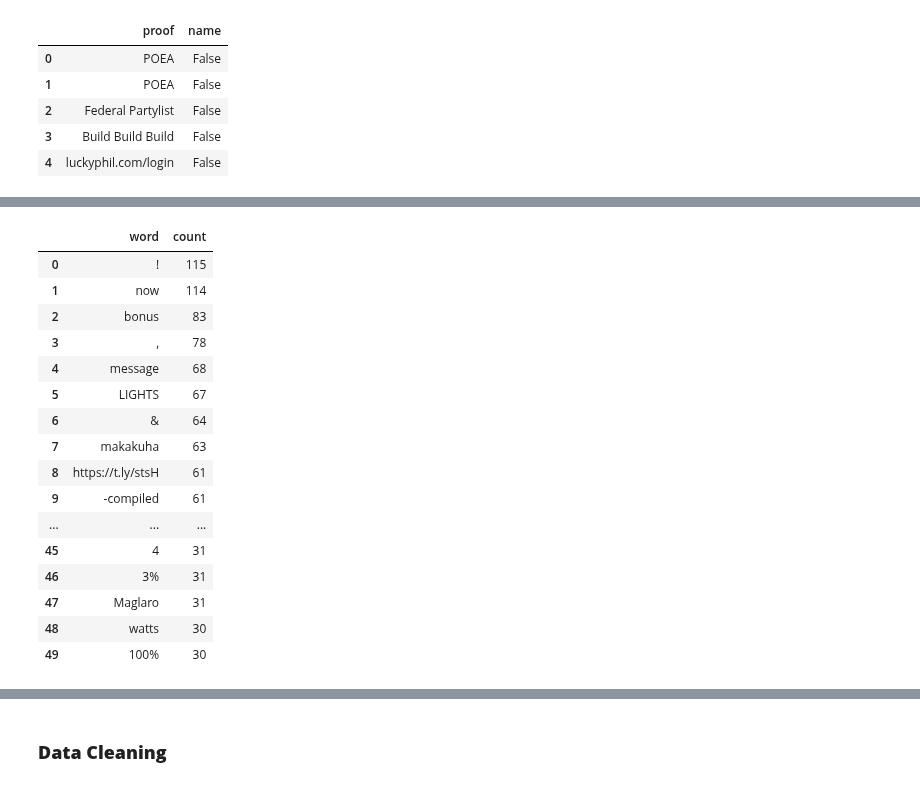
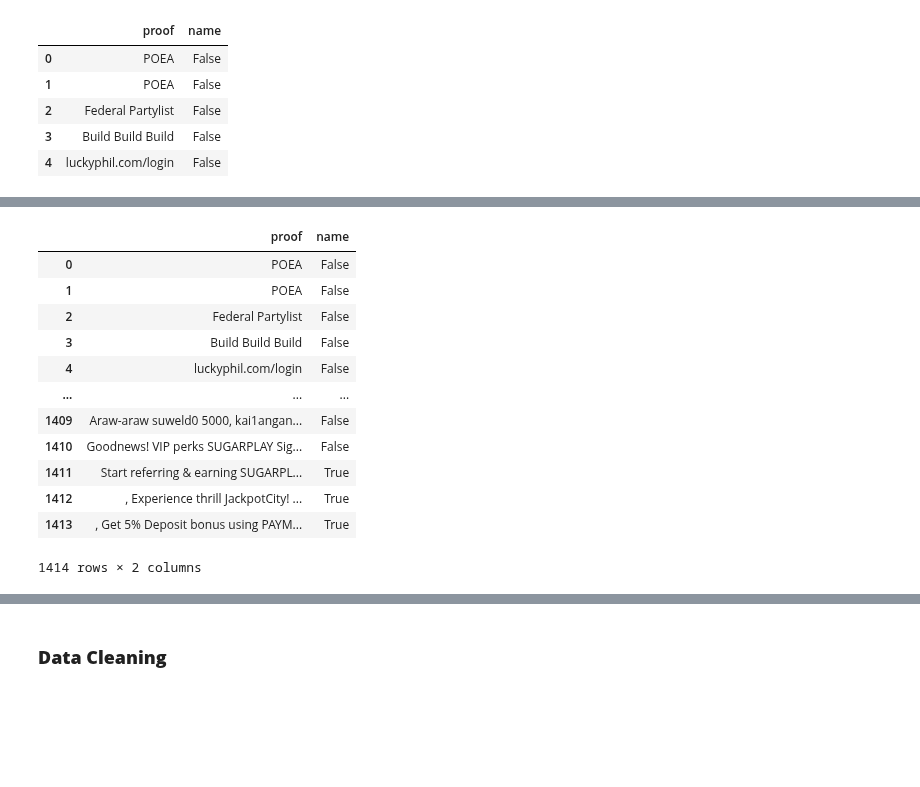
Before and after one commit to AGR-Yes/ScamMessagesPhilippines, a Jupyter notebook: PhilippineSpamSMS_Phase_2.ipynb, the cells around one changed output, grey strips where cells are left out. Saved outputs shown, nothing was run; the diff lists cells and outputs as text; code cells hidden in the pictures; blank space fills up the shorter version.

```diff
--- a/PhilippineSpamSMS_Phase_2.ipynb
+++ b/PhilippineSpamSMS_Phase_2.ipynb
@@ -311,21 +260,18 @@ plt.show()
-# %%
-top = pd.DataFrame(FreqDist(text.split()).most_common(100), columns=['word','count'])
-top.head(50)
-# %% [output]
-|  | word | count |
-| 0 | ! | 115 |
-| 1 | now | 114 |
-| 2 | bonus | 83 |
-| 3 | , | 78 |
-| 4 | message | 68 |
-| 5 | LIGHTS | 67 |
-| 6 | & | 64 |
-| 7 | makakuha | 63 |
-| 8 | https://t.ly/stsH | 61 |
-| 9 | -compiled | 61 |
-| ... | ... | ... |
-| 45 | 4 | 31 |
-| 46 | 3% | 31 |
-| 47 | Maglaro | 31 |
-| 48 | watts | 30 |
-| 49 | 100% | 30 |
+# %%
+#remove STOPWORDS from dataframe
+text_only = text_only[text_only['proof'].notnull()].reset_index(drop=True)
+text_only
+# %% [output]
+|  | proof | name |
+| 0 | POEA | False |
+| 1 | POEA | False |
+| 2 | Federal Partylist | False |
+| 3 | Build Build Build | False |
+| 4 | luckyphil.com/login | False |
+| ... | ... | ... |
+| 1409 | Araw-araw suweld0 5000, kai1angan... | False |
+| 1410 | Goodnews! VIP perks SUGARPLAY Sig... | False |
+| 1411 | Start referring & earning SUGARPL... | True |
+| 1412 | , Experience thrill JackpotCity! ... | True |
+| 1413 | , Get 5% Deposit bonus using PAYM... | True |
+1414 rows × 2 columns
```
Also changed, not shown: parts of 12 cells of this notebook.
